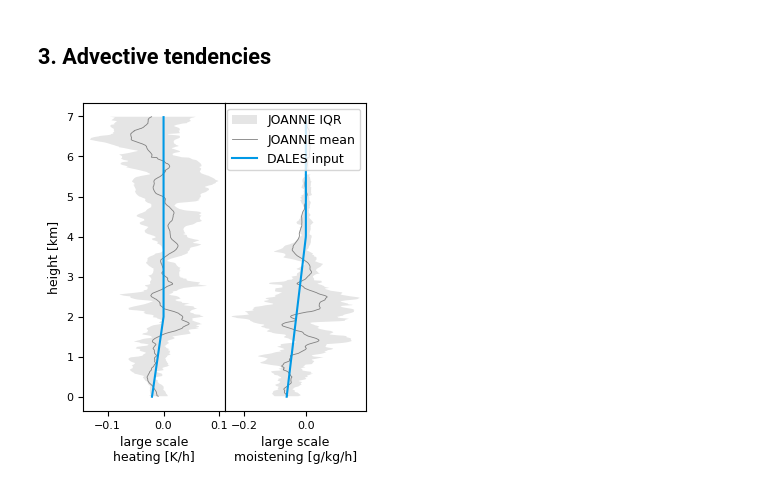
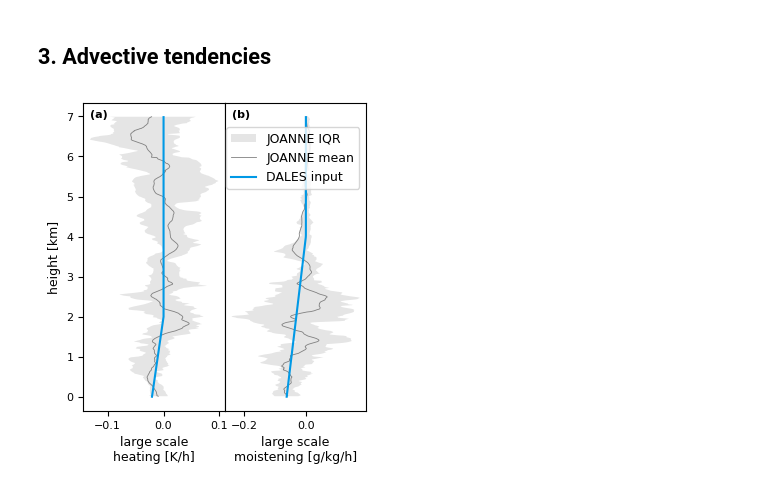
Before and after one commit to fjansson/CloudBotanyScripts, a Jupyter notebook: notebooks/Cloud Botany profiles - Fig 1 to 3.ipynb, the cells around one changed output. Saved outputs shown, nothing was run; the diff lists cells and outputs as text; code cells hidden in the pictures.

Commit message:
figure improvements

```diff
--- a/notebooks/Cloud Botany profiles - Fig 1 to 3.ipynb
+++ b/notebooks/Cloud Botany profiles - Fig 1 to 3.ipynb
@@ -727,6 +727,15 @@ for i in range(1,5):
 
 plt.subplots_adjust(wspace=.0, hspace=.0)
 
+for i,ax in enumerate(axs):
+    label=f'({chr(ord("a")+i)})'
+    x=0.05
+    if i == 1:
+        x = 0.15
+    if i == 2:
+        x = 0.4
+    label_text = ax.text(x, 0.95, label, size=8, weight='bold', color='black', transform=ax.transAxes)
+
 plt.savefig(loadPath+'/prof_b7.pdf',bbox_inches='tight')
 plt.show()
 # %% [output]
@@ -784,26 +911,31 @@ dqtdtls[dqtdtls>0] = 0
 # %%
 # Plot - Figure 3
 
 fig, axs = plt.subplots(ncols=2,figsize=(3.65,4),sharey=True)
 cd = (0,0.6,0.9)
 
 axs[0].set_xlabel("large scale\nheating [K/h]")
 axs[0].set_ylabel('height [km]')
 axs[0].fill_betweenx(zj[izjmin:izjmax]/1000,dthdtlsmin[izjmin:izjmax]*3600,dthdtlsmax[izjmin:izjmax]*3600,
                      color='k',alpha=0.1,label='JOANNE IQR',edgecolor='none')
 axs[0].plot(dthdtlsm[izjmin:izjmax]*3600,zj[izjmin:izjmax]/1000,'gray',lw=0.6)
 axs[0].plot(dthldtls*3600,z_b7/1000,c=cd)
 
 axs[1].set_xlabel("large scale\nmoistening [g/kg/h]")
 axs[1].fill_betweenx(zj[izjmin:izjmax]/1000,dqdtlsmin[izjmin:izjmax]*1000*3600,dqdtlsmax[izjmin:izjmax]*1000*3600,
                      color='k',alpha=0.1,label='JOANNE IQR',edgecolor='none')
 axs[1].plot(dqdtlsm[izjmin:izjmax]*1000*3600,zj[izjmin:izjmax]/1000,'gray',lw=0.6,label='JOANNE mean')
 axs[1].plot(dqtdtls*1000*3600,z_b7/1000,c=cd,label='DALES input')
 #axs[1].set_xlim([-.29,0.15])
-axs[1].legend(loc='best')
+axs[1].legend(loc=(0.01,0.72))
 
 axs[1].tick_params(left=False)
 plt.subplots_adjust(wspace=.0)
+
+for i,ax in enumerate(axs):
+    label=f'({chr(ord("a")+i)})'
+    label_text = ax.text(0.05, 0.95, label, size=8, weight='bold', color='black', transform=ax.transAxes)
+
 plt.savefig(loadPath+'/ls-bot7.pdf',bbox_inches='tight')
 # %% [output]
-[figure, old version]
+[figure, new version]
```
Also changed, not shown: parts of 4 cells of this notebook, 2 other files.
